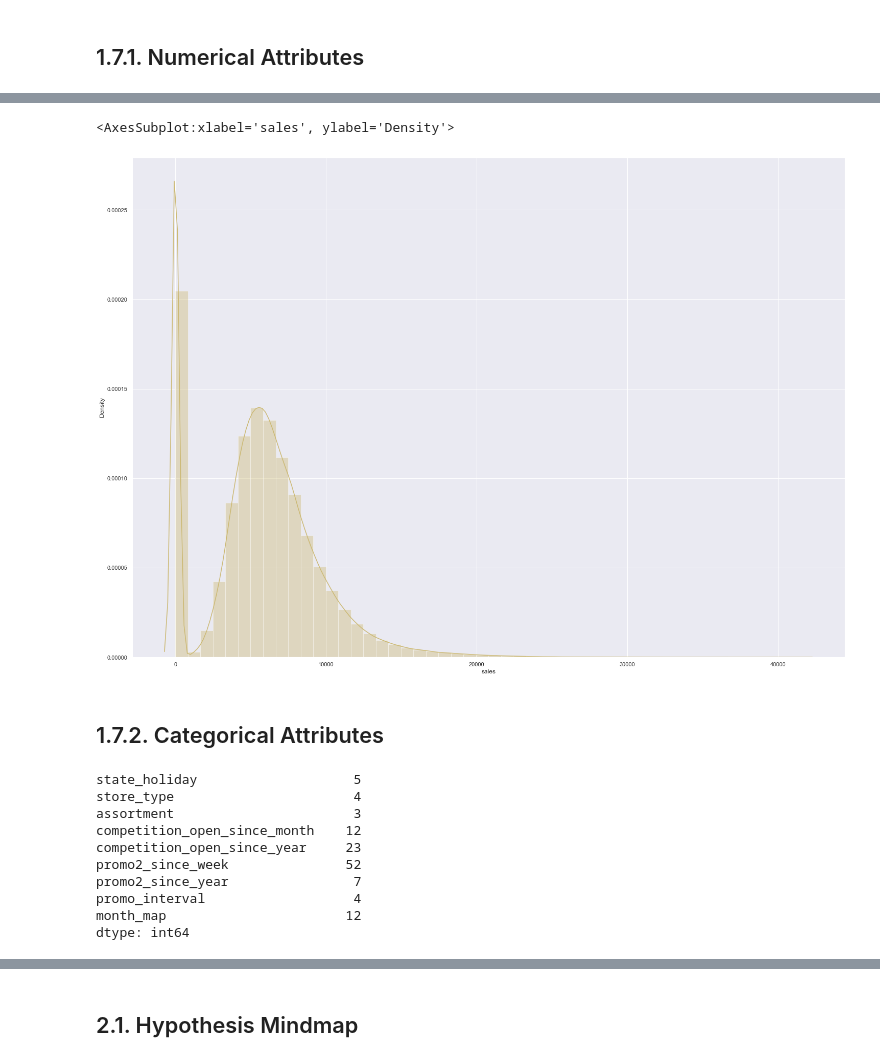
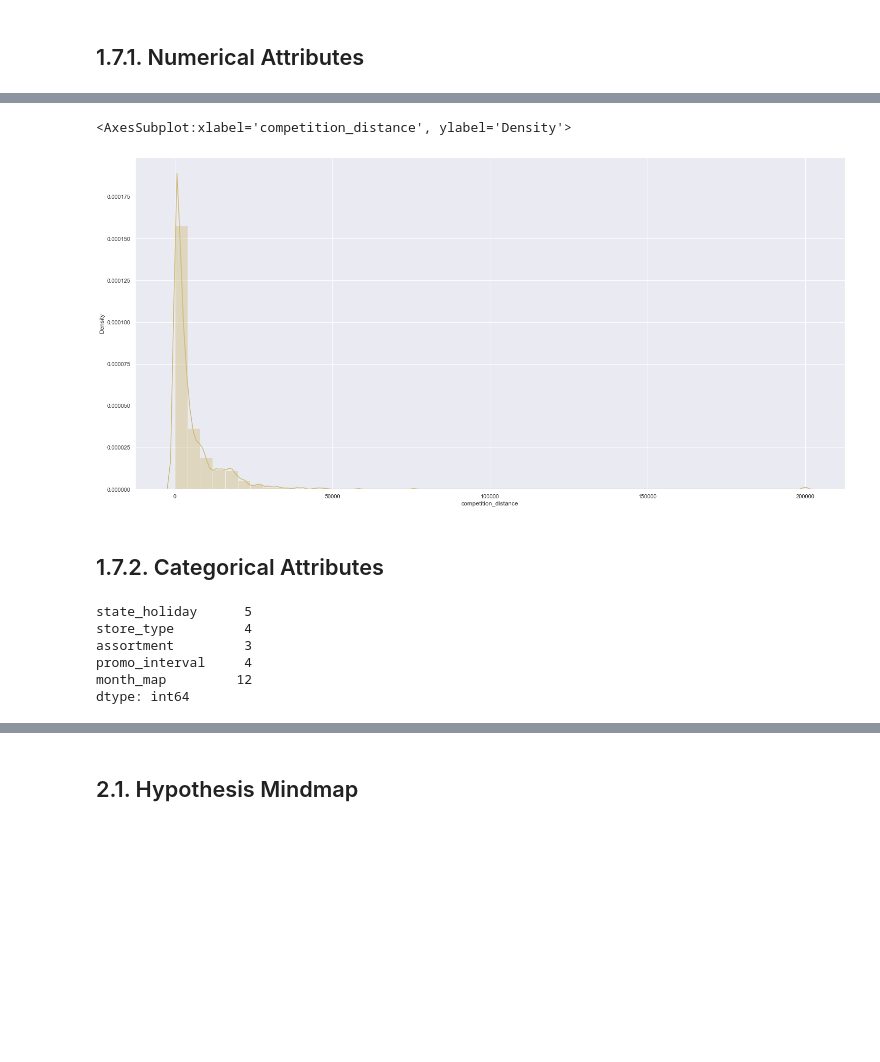
Before and after one commit to Davipaulo9/Sales-Prediction-Pharmacy-Rossmann, a Jupyter notebook: m07_v01_store_sales_prediction.ipynb, the cells around one changed output, grey strips where cells are left out. Cells and saved outputs as stored; diff of their text form; code cells hidden in the pictures; blank space fills up the shorter version.

```diff
--- a/m07_v01_store_sales_prediction.ipynb
+++ b/m07_v01_store_sales_prediction.ipynb
@@ -198,15 +240,13 @@ df1 = df_raw.copy()
 # %% [markdown]
 ## 1.1. Rename Columns
 # %%
-cols_old = ['Store', 'DayOfWeek', 'Date', 'Sales', 'Customers', 'Open', 'Promo',
-           'StateHoliday', 'SchoolHoliday', 'StoreType', 'Assortment',
-           'CompetitionDistance', 'CompetitionOpenSinceMonth',
-           'CompetitionOpenSinceYear', 'Promo2', 'Promo2SinceWeek',
-           'Promo2SinceYear', 'PromoInterval']
+cols_old = ['Store', 'DayOfWeek', 'Date', 'Sales', 'Customers', 'Open', 'Promo', 'StateHoliday', 'SchoolHoliday',
+            'StoreType', 'Assortment', 'CompetitionDistance', 'CompetitionOpenSinceMonth',
+            'CompetitionOpenSinceYear', 'Promo2', 'Promo2SinceWeek', 'Promo2SinceYear', 'PromoInterval']
 
 snakecase = lambda x: inflection.underscore( x )
 
-cols_new = list( map( snakecase, cols_old) )
+cols_new = list( map( snakecase, cols_old ) )
 
 # rename
 df1.columns = cols_new
@@ -341,9 +387,10 @@ month_map                               object
 is_promo                                 int64
 dtype: object
 # %%
-df1['competition_open_since_month'] = df1['competition_open_since_month'].astype( 'int', errors='ignore' )
-df1['competition_open_since_year'] = df1['competition_open_since_year'].astype( 'int', errors='ignore' )
+# competiton
+df1['competition_open_since_month'] = df1['competition_open_since_month'].astype( np.int64 )
+df1['competition_open_since_year'] = df1['competition_open_since_year'].astype( np.int64 )
 
-df1['promo2_since_week'] = df1['promo2_since_week'].astype( 'int', errors='ignore' )
-df1['promo2_since_year'] = df1['promo2_since_year'].astype( 'int', errors='ignore' )
-df1.dtypes
+# promo2
+df1['promo2_since_week'] = df1['promo2_since_week'].astype( np.int64 )
+df1['promo2_since_year'] = df1['promo2_since_year'].astype( np.int64 )
@@ -410,22 +449,18 @@ m
 # %%
-sns.distplot(df1['sales'],color='y')
+sns.distplot(df1['competition_distance'],color='y')
 # %% [output]
-<AxesSubplot:xlabel='sales', ylabel='Density'>
+<AxesSubplot:xlabel='competition_distance', ylabel='Density'>
-[figure, old version]
+[figure, new version]
 # %% [markdown]
 ## 1.7.2. Categorical Attributes
 # %%
 cat_att.apply( lambda x: x.unique().shape[0] )
 # %% [output]
-state_holiday                    5
-store_type                       4
-assortment                       3
-competition_open_since_month    12
-competition_open_since_year     23
-promo2_since_week               52
-promo2_since_year                7
-promo_interval                   4
-month_map                       12
+state_holiday      5
+store_type         4
+assortment         3
+promo_interval     4
+month_map         12
 dtype: int64
 # %%
 fig, aux1 = plt.subplots(figsize=(20,15))
```
Also changed, not shown: parts of 82 cells of this notebook.
